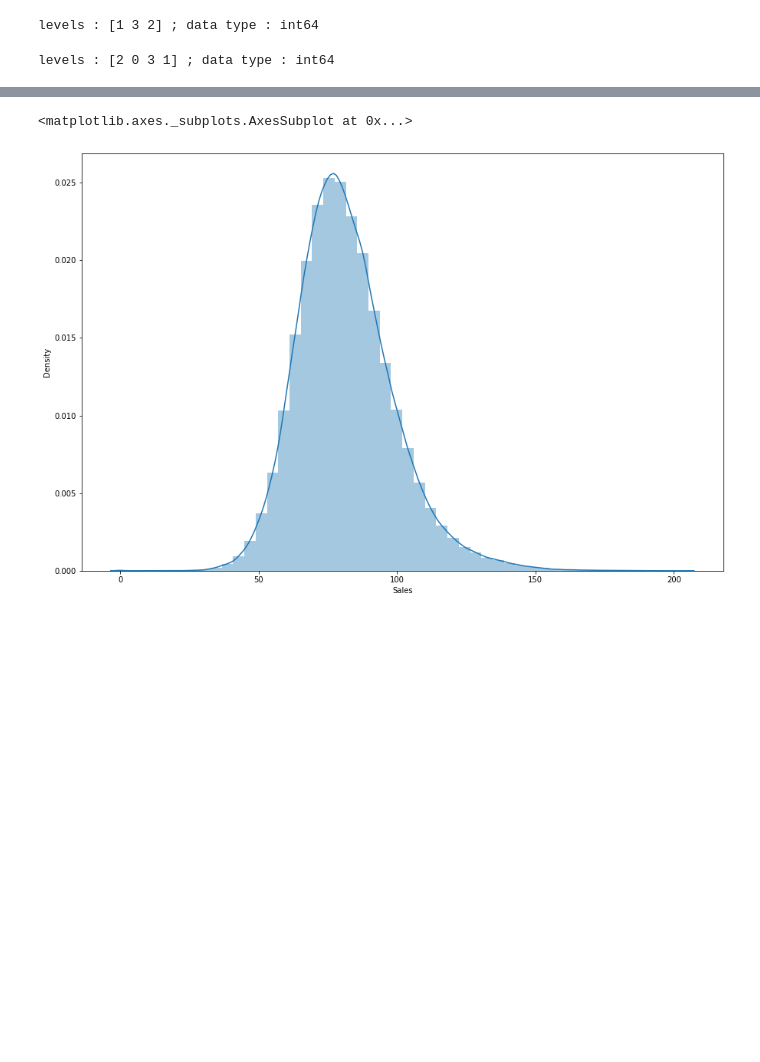
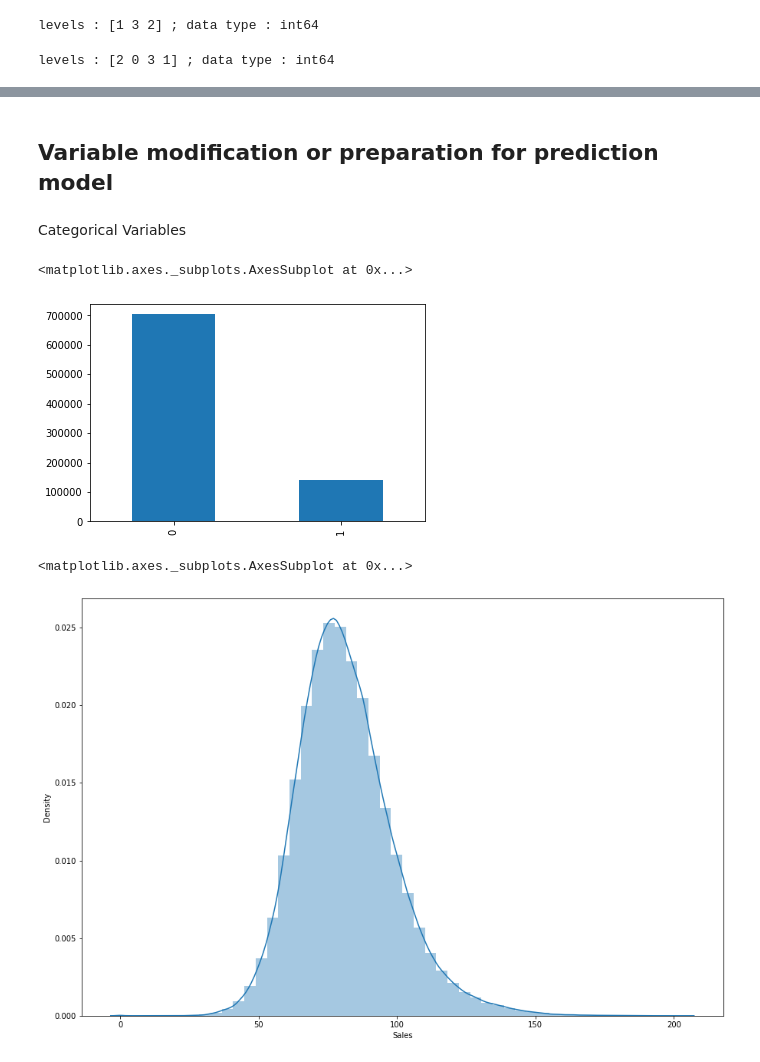
Before and after one commit to DrKamaleshR/Supervised-ML-regression, a Jupyter notebook: Rossmann_Sales_Prediction_Capstone_Project.ipynb, the cells around one changed output, grey strips where cells are left out. Saved outputs shown, nothing was run; the diff lists cells and outputs as text; code cells hidden in the pictures; blank space fills up the shorter version.

```diff
--- a/Rossmann_Sales_Prediction_Capstone_Project.ipynb
+++ b/Rossmann_Sales_Prediction_Capstone_Project.ipynb
@@ -633,0 +636,3 @@ So we need to remove  2 among  the 3. We can drop promo2sinceweek and promo2sinc
+# %%
+#Selected variables are compiled in a new dataset ROSS3
+ROSS3= ROSS2[['DayOfWeek','Sales','Customers','Promo','StateHoliday','SchoolHoliday','StoreType','Assortment','CompetitionDistance','Promo2']]
@@ -633,0 +668,14 @@ So we need to remove  2 among  the 3. We can drop promo2sinceweek and promo2sinc
+# %% [markdown]
+## Variable modification or preparation for prediction model
+# %% [markdown]
+Categorical Variables
+# %%
+#DayOfWeek
+#We can see 'DayOfWeek' has 7 ctergories and can be simplified. As we saw earlier more sales happen in weekends, so we can create 2 categories.
+ROSS3['DayOfWeek'].replace([1,2,3,4,5,6,7],
+                        [1,0,0,0,0,0,1], inplace=True)
+# %%
+ROSS3['DayOfWeek'].value_counts().plot(kind='bar')
+# %% [output]
+<matplotlib.axes._subplots.AxesSubplot at 0x...>
+[figure, added]
```
Also changed, not shown: parts of 6 cells of this notebook.
